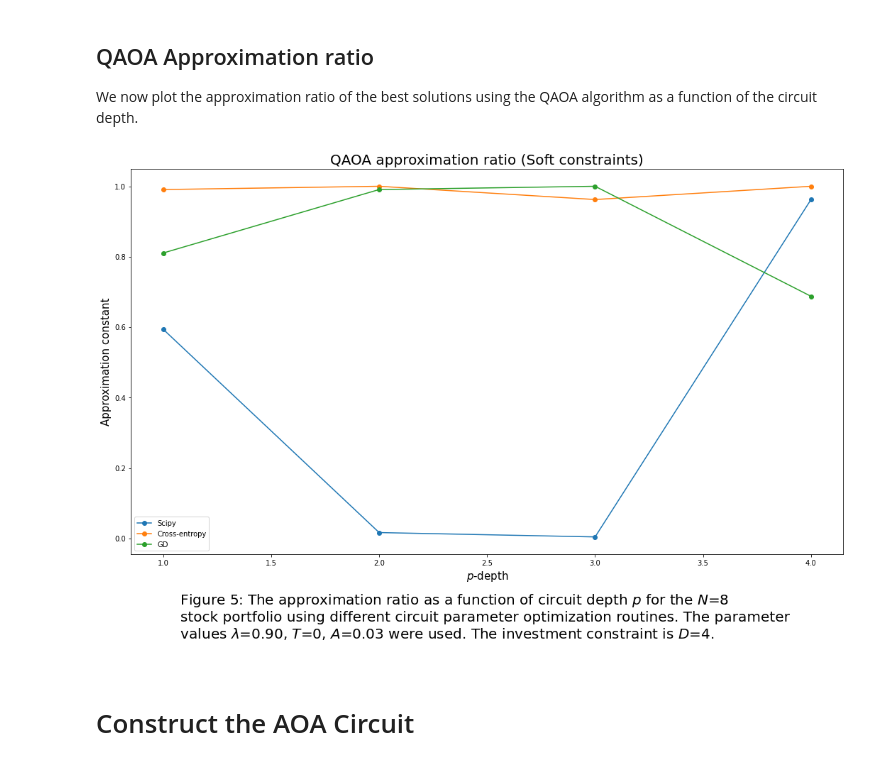
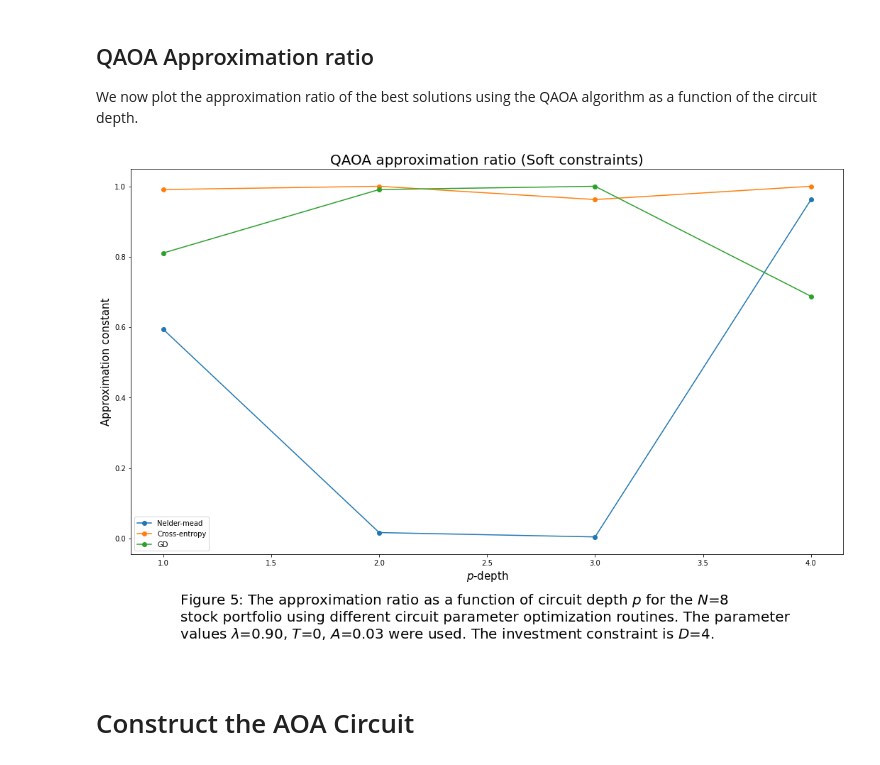
Before and after one commit to OscarJHernandez/qc_portfolio_optimization, a Jupyter notebook: Final_notebook.ipynb, the cells around one changed output. Saved outputs shown, nothing was run; the diff lists cells and outputs as text; code cells hidden in the pictures.

```diff
--- a/Final_notebook.ipynb
+++ b/Final_notebook.ipynb
@@ -698,22 +699,22 @@ We now plot the approximation ratio of the best solutions using the QAOA algorit
 # %%
 plot_parameters={}
 plot_parameters['bruteforce_result'] = best_bruteforce_result
 plot_parameters['p_depth'] = p_depth
 plot_parameters['optimizers'] = [scipy_optimization_array_QAOA,ce_optimization_array_QAOA,gd_optimization_array_QAOA]
-plot_parameters['optimizer_names'] = ['Scipy','Cross-entropy','GD']
+plot_parameters['optimizer_names'] = ['Nelder-mead','Cross-entropy','GD']
 plot_parameters['figure_number'] = 5
 
 plot_parameters['lambda'] = benchmark_parameters['lam']
 plot_parameters['D'] = benchmark_parameters['D']
 plot_parameters['T'] = benchmark_parameters['T']
 plot_parameters['A'] = benchmark_parameters['A']
 plot_parameters['title'] = "QAOA approximation ratio (Soft constraints)"
 
 fig = portfolio1.plot_approximation_ratio(plot_parameters)
 plt.legend()
 plt.show()
 # %% [output]
-[figure, old version]
+[figure, new version]
 # %% [markdown]
 <a id='AOA_results_summary'></a>
 # Construct the AOA Circuit
```
Also changed, not shown: parts of 3 cells of this notebook, 24 other files.
